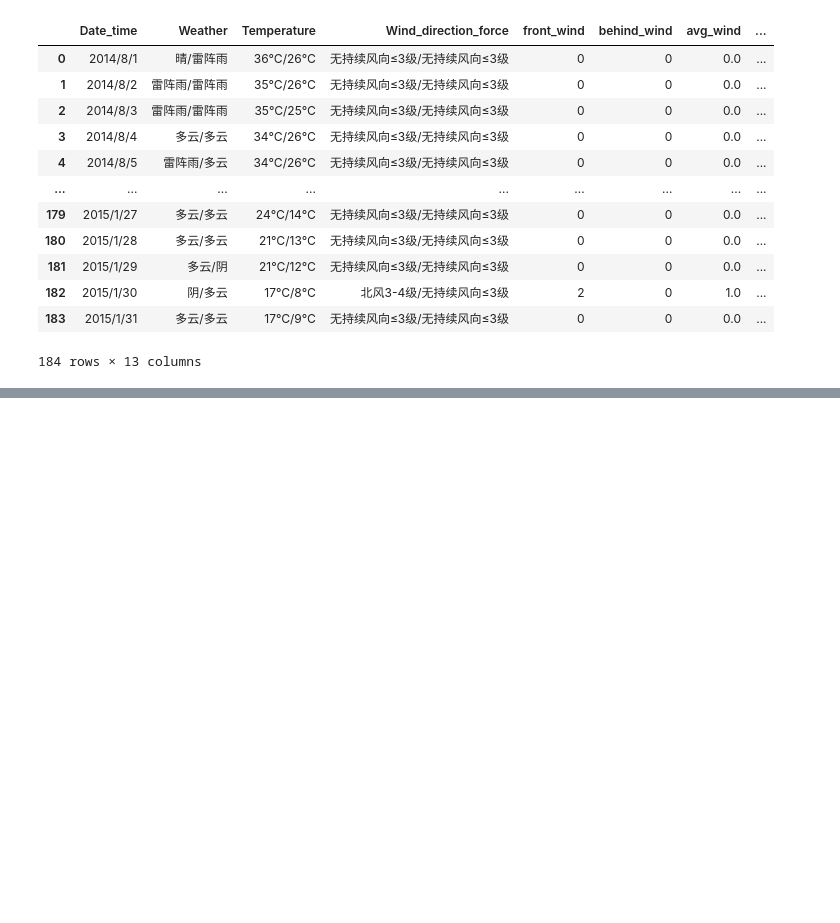
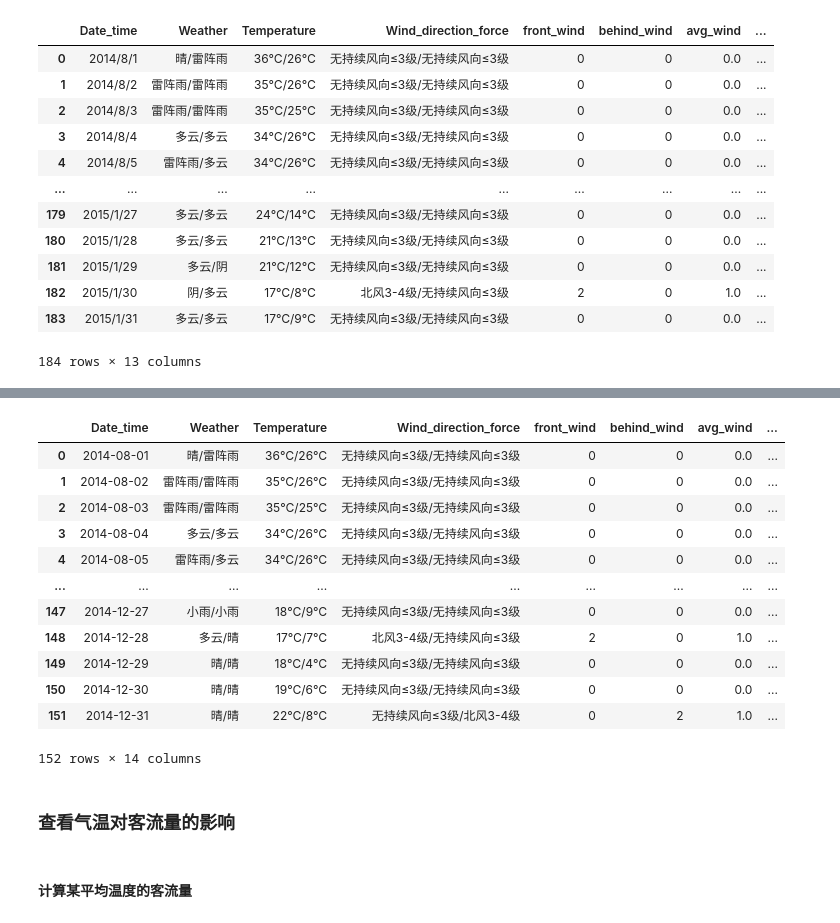
Before and after one commit to yanlingpy/Bus, a Jupyter notebook: code/bus.ipynb, the cells around one changed output, grey strips where cells are left out. Cells and saved outputs as stored; diff of their text form; code cells hidden in the pictures; blank space fills up the shorter version.

```diff
--- a/code/bus.ipynb
+++ b/code/bus.ipynb
@@ -351,0 +393,3 @@ weather_data
+# %%
+line_281_passengerbyday=line_281_passengerbytime.groupby('Date_time').sum()['Card_id']
+line_281_passengerbyday
@@ -351,0 +410,3 @@ weather_data
+# %%
+line_281_passengerbyday=pd.DataFrame(line_281_passengerbyday).reset_index()
+line_281_passengerbyday
@@ -351,0 +444,3 @@ weather_data
+# %%
+line_281_passengerbyday['Date_time']=pd.to_datetime(line_281_passengerbyday['Date_time'])
+line_281_passengerbyday
@@ -351,0 +461,22 @@ weather_data
+# %%
+weather_passenger=pd.merge(weather_data,line_281_passengerbyday,on='Date_time',how='inner')
+weather_passenger=weather_passenger.sort_values(by='Date_time')
+weather_passenger
+# %% [output]
+|  | Date_time | Weather | Temperature | Wind_direction_force | front_wind | behind_wind | avg_wind | ... |
+| 0 | 2014-08-01 | 晴/雷阵雨 | 36℃/26℃ | 无持续风向≤3级/无持续风向≤3级 | 0 | 0 | 0.0 | ... |
+| 1 | 2014-08-02 | 雷阵雨/雷阵雨 | 35℃/26℃ | 无持续风向≤3级/无持续风向≤3级 | 0 | 0 | 0.0 | ... |
+| 2 | 2014-08-03 | 雷阵雨/雷阵雨 | 35℃/25℃ | 无持续风向≤3级/无持续风向≤3级 | 0 | 0 | 0.0 | ... |
+| 3 | 2014-08-04 | 多云/多云 | 34℃/26℃ | 无持续风向≤3级/无持续风向≤3级 | 0 | 0 | 0.0 | ... |
+| 4 | 2014-08-05 | 雷阵雨/多云 | 34℃/26℃ | 无持续风向≤3级/无持续风向≤3级 | 0 | 0 | 0.0 | ... |
+| ... | ... | ... | ... | ... | ... | ... | ... | ... |
+| 147 | 2014-12-27 | 小雨/小雨 | 18℃/9℃ | 无持续风向≤3级/无持续风向≤3级 | 0 | 0 | 0.0 | ... |
+| 148 | 2014-12-28 | 多云/晴 | 17℃/7℃ | 北风3-4级/无持续风向≤3级 | 2 | 0 | 1.0 | ... |
+| 149 | 2014-12-29 | 晴/晴 | 18℃/4℃ | 无持续风向≤3级/无持续风向≤3级 | 0 | 0 | 0.0 | ... |
+| 150 | 2014-12-30 | 晴/晴 | 19℃/6℃ | 无持续风向≤3级/无持续风向≤3级 | 0 | 0 | 0.0 | ... |
+| 151 | 2014-12-31 | 晴/晴 | 22℃/8℃ | 无持续风向≤3级/北风3-4级 | 0 | 2 | 1.0 | ... |
+152 rows × 14 columns
+# %% [markdown]
+### 查看气温对客流量的影响
+# %% [markdown]
+#### 计算某平均温度的客流量
```
Also changed, not shown: parts of 24 cells of this notebook.
